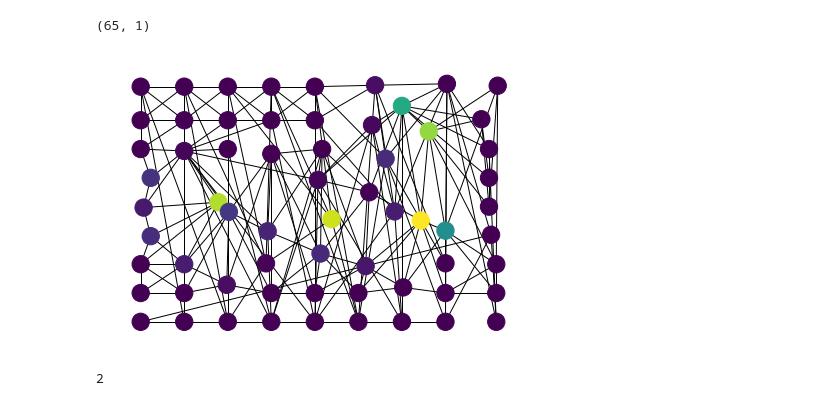
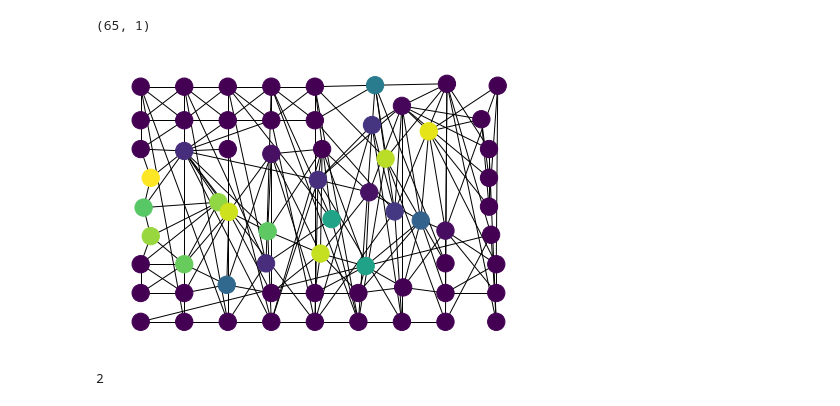
Before and after one commit to jpelayx/mnist-graphs, a Jupyter notebook: mnist_superpixel_graph.ipynb, the cells around one changed output. Drawn from its saved outputs; the diff is of its cells as text; code cells hidden in the pictures.

```diff
--- a/mnist_superpixel_graph.ipynb
+++ b/mnist_superpixel_graph.ipynb
@@ -101,11 +101,11 @@ data =  Data(x=torch.torch.stack(x, dim=1), edge_index=edge_index, pos=pos, y=y)
 # %%
 import networkx as nx
 from torch_geometric.utils import to_networkx
 to_networkx(data, to_undirected=True)
-nx.draw(g, pos=dict(zip(range(65), data.pos.numpy())), node_color=data.x[:,0])
+nx.draw(g, pos=dict(zip(range(65), data.pos.numpy())), node_color=data.x[:,1])
 # acho que ta virado ?
 # %% [output]
-[figure, old version]
+[figure, new version]
 # %%
 data.y
 # %% [output]
```
Also changed, not shown: 4 other files.
